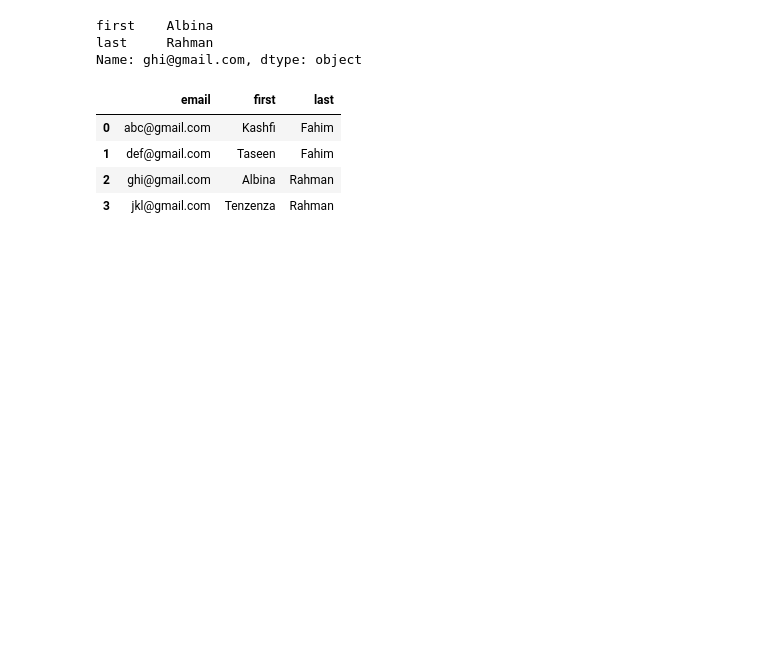
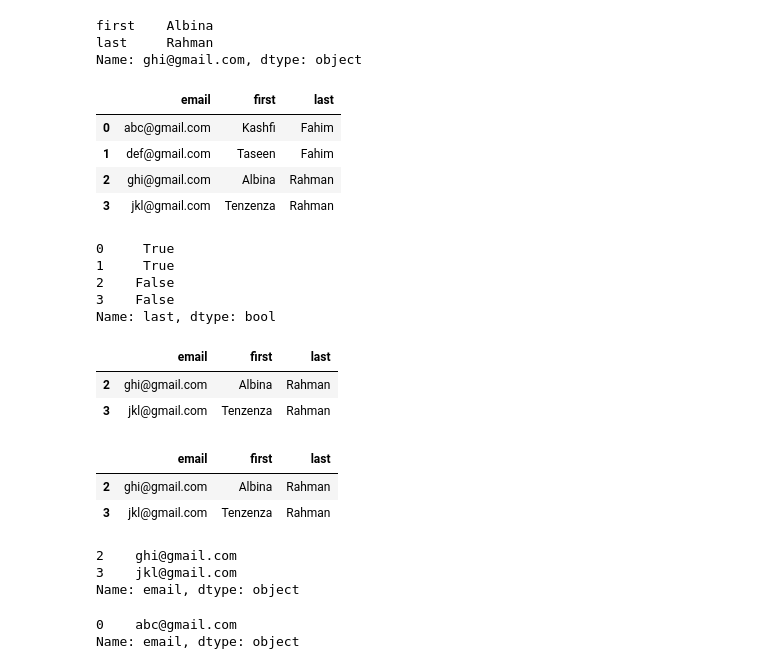
Before and after one commit to kashfifahim/PandasDemo, a Jupyter notebook: Snippets.ipynb, the cells around one changed output. Saved outputs shown, nothing was run; the diff lists cells and outputs as text; code cells hidden in the pictures; blank space fills up the shorter version.

```diff
--- a/Snippets.ipynb
+++ b/Snippets.ipynb
@@ -239,3 +239,32 @@ df
 | 1 | def@gmail.com | Taseen | Fahim |
 | 2 | ghi@gmail.com | Albina | Rahman |
 | 3 | jkl@gmail.com | Tenzenza | Rahman |
+# %%
+# Comparison
+df['last'] == 'Fahim' # Filter mask
+# %% [output]
+0     True
+1     True
+2    False
+3    False
+Name: last, dtype: bool
+# %%
+filt = (df['last'] == 'Rahman')
+# %%
+df[filt]
+# %% [output]
+|  | email | first | last |
+| 2 | ghi@gmail.com | Albina | Rahman |
+| 3 | jkl@gmail.com | Tenzenza | Rahman |
+# %%
+df.loc[filt] # passing in a series of booleans to filter data out
+# %% [output]
+|  | email | first | last |
+| 2 | ghi@gmail.com | Albina | Rahman |
+| 3 | jkl@gmail.com | Tenzenza | Rahman |
+# %%
+df.loc[filt, 'email']
+# %% [output]
+2    ghi@gmail.com
+3    jkl@gmail.com
+Name: email, dtype: object
@@ -241,0 +273,5 @@ df
+# %%
+df.loc[filt2, 'email']
+# %% [output]
+0    abc@gmail.com
+Name: email, dtype: object
```
Also changed, not shown: parts of 1 cell of this notebook, 1 other file.
